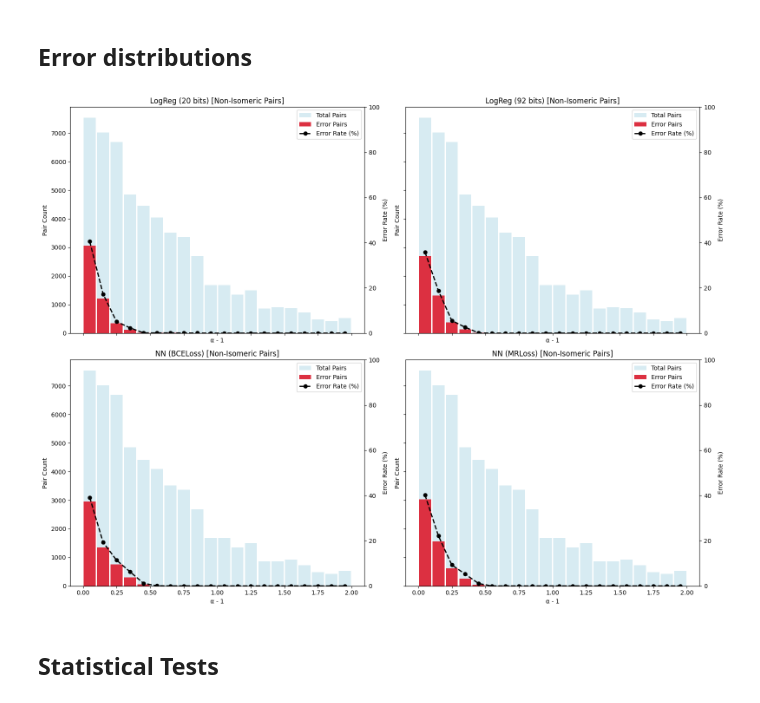
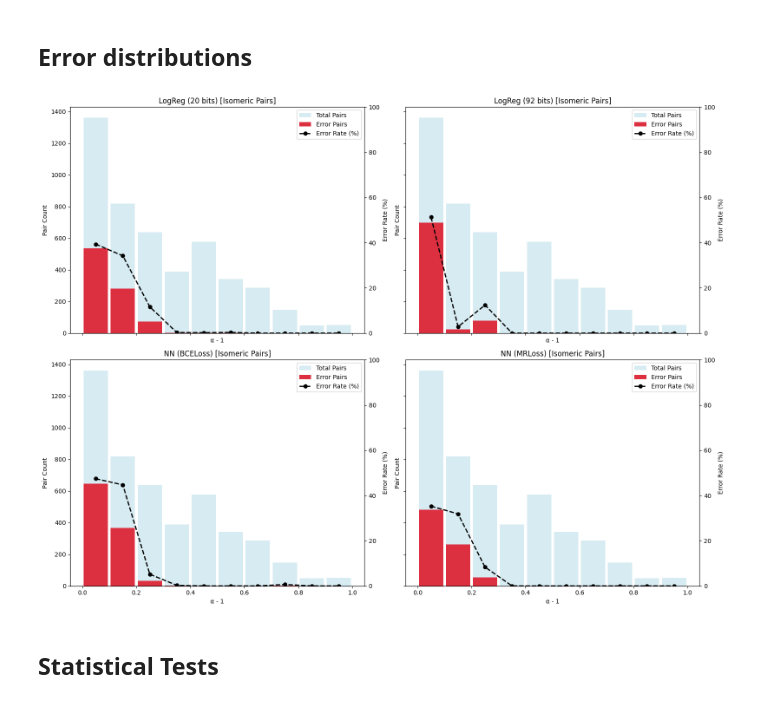
Before and after one commit to IvanRozanov04/FlavonoidsElutionOrderPrediction, a Jupyter notebook: code/Vis&Stats.ipynb, the cells around one changed output. Cells and saved outputs as stored; diff of their text form; code cells hidden in the pictures.

```diff
--- a/code/Vis&Stats.ipynb
+++ b/code/Vis&Stats.ipynb
@@ -757,9 +821,9 @@ BCE = pd.read_csv(output_dir/'Accumulators'/'NNBCER2.csv')
 MR = pd.read_csv(output_dir/'Accumulators'/'NNMRR2.csv')
 d_sets = [log20,log92,BCE,MR]
 # %%
-plot_rel_diff_error_distribution_tile_from_dfs(d_sets,['LogReg (20 bits)','LogReg (92 bits)','NN (BCELoss)','NN (MRLoss)'],isomeric_only=False,bin_edges=np.linspace(0, 2.0, 21))
+plot_rel_diff_error_distribution_tile_from_dfs(d_sets,['LogReg (20 bits)','LogReg (92 bits)','NN (BCELoss)','NN (MRLoss)'],isomeric_only=True,bin_edges=np.linspace(0, 1.0, 11))
 # %% [output]
-[figure, old version]
+[figure, new version]
 # %% [markdown]
 ## Statistical Tests
 # %%
```
Also changed, not shown: parts of 11 cells of this notebook, 16 other files.
